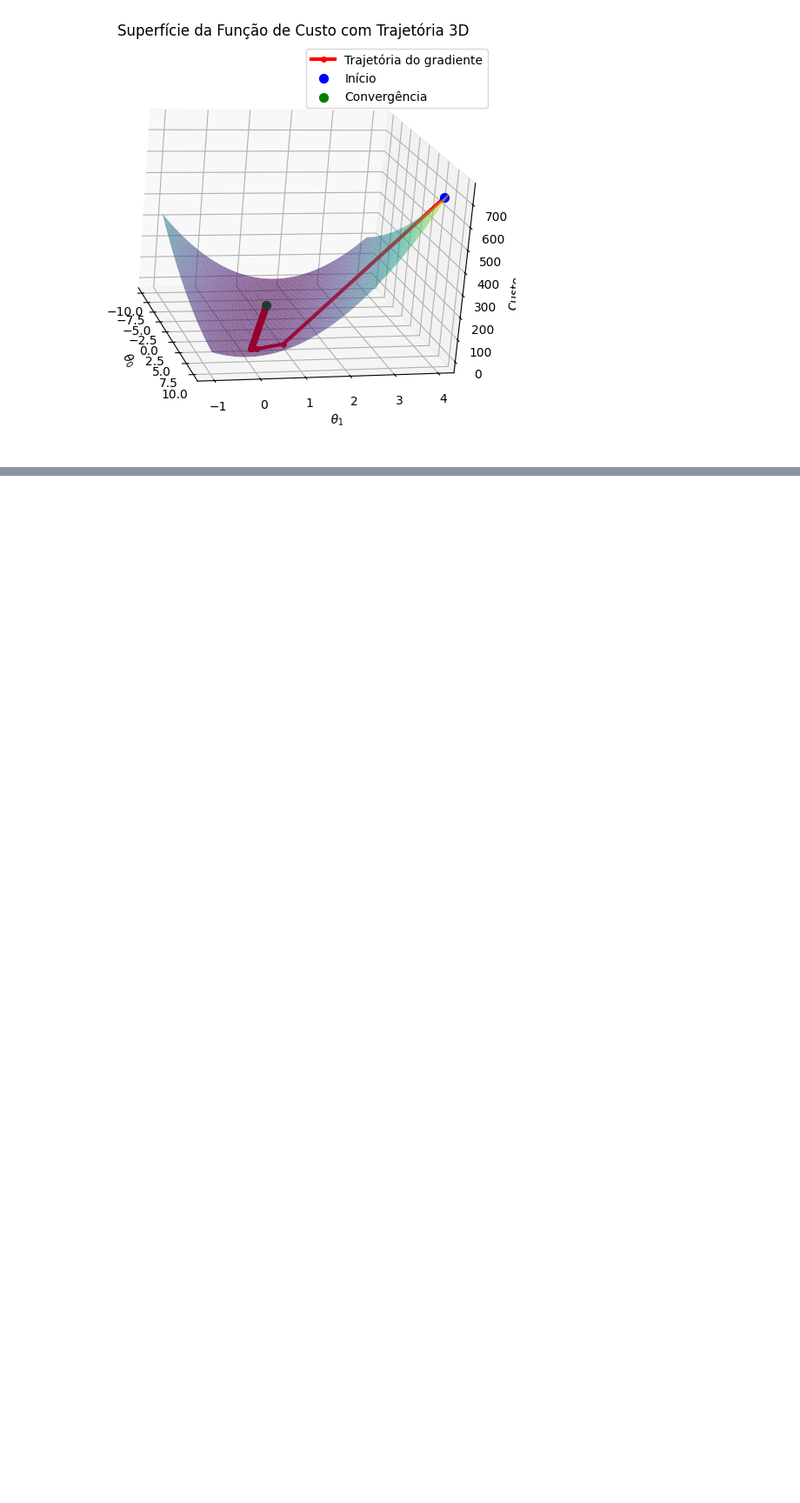
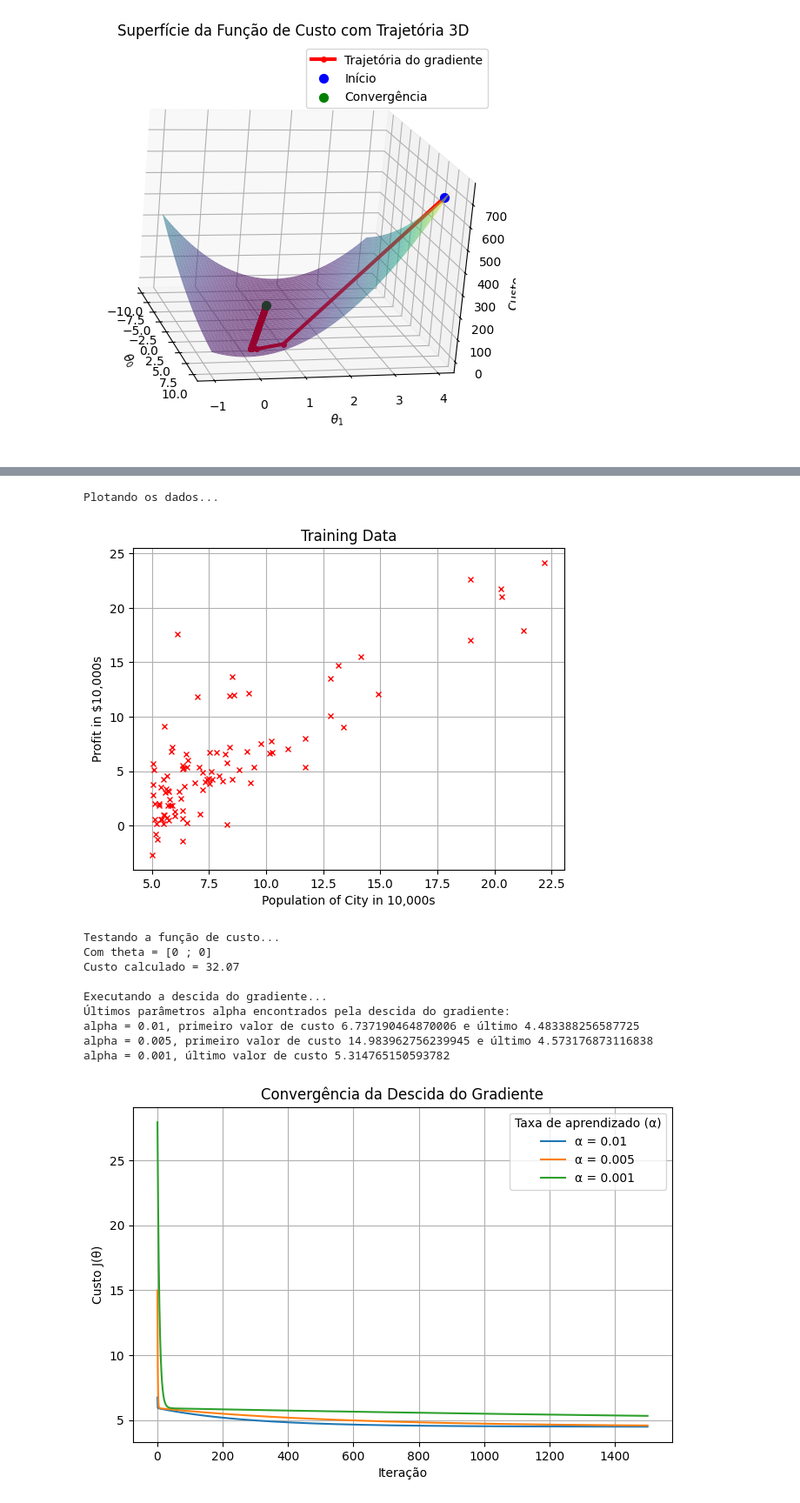
Before and after one commit to Mestrie/regressao-linear-ex1_-Justino_Felipe_Lopes_Nunes, a Jupyter notebook: regressao_linear_ex1_<Justino_Felipe_Lopes_Nunes>.ipynb, the cells around one changed output, grey strips where cells are left out. Shown: that part at 87% size. Drawn from its saved outputs; the diff is of its cells as text; code cells hidden in the pictures; blank space fills up the shorter version.

```diff
--- a/regressao_linear_ex1_<Justino_Felipe_Lopes_Nunes>.ipynb
+++ b/regressao_linear_ex1_<Justino_Felipe_Lopes_Nunes>.ipynb
@@ -629,0 +635,63 @@ Visualizando a função J(theta_0, theta_1) – contorno...
+# %%
+print('Plotando os dados...')
+data = np.loadtxt('ex1data1.txt', delimiter=',')
+x = data[:, 0]
+y = data[:, 1]
+m = len(y)
+
+plot_data(x, y)
+
+# Adicionando o termo de interceptação
+x_aug = np.column_stack((np.ones(m), x))
+
+# Inicializando theta como float64
+theta = np.array([0.0, 0.0], dtype=np.float64)
+
+iterations = 1500
+
+# Escolha de três valores para α (taxa de aprendizado)
+alphaa = 0.01
+alphab = 0.005
+alphac = 0.001
+
+print('\nTestando a função de custo...')
+cost = compute_cost(x_aug, y, theta)
+print(f'Com theta = [0 ; 0]\nCusto calculado = {cost:.2f}')
+
+print('\nExecutando a descida do gradiente...')
+thetaa, J_historya, theta_historya = gradient_descent(x_aug, y, theta, alphaa, iterations)
+thetab, J_historyb, theta_historyb = gradient_descent(x_aug, y, theta, alphab, iterations)
+thetac, J_historyc, theta_historyc = gradient_descent(x_aug, y, theta, alphac, iterations)
+
+print('Últimos parâmetros alpha encontrados pela descida do gradiente:')
+print(f'alpha = {alphaa}, primeiro valor de custo {J_historya[0]} e último {J_historya[-1]}')
+print(f'alpha = {alphab}, primeiro valor de custo {J_historyb[0]} e último {J_historyb[-1]}')
+print(f'alpha = {alphac}, último valor de custo {J_historyc[-1]}')
+
+# Gráfico da convergência da função de custo
+plt.figure(figsize=(8, 5))
+plt.plot(np.arange(1, iterations + 1), J_historya, label=f'α = {alphaa}')
+plt.plot(np.arange(1, iterations + 1), J_historyb, label=f'α = {alphab}')
+plt.plot(np.arange(1, iterations + 1), J_historyc, label=f'α = {alphac}')
+
+plt.xlabel('Iteração')
+plt.ylabel('Custo J(θ)')
+plt.title('Convergência da Descida do Gradiente')
+plt.legend(title='Taxa de aprendizado (α)', loc='best')
+plt.grid(True)
+plt.savefig("Figures/convergencia_custo_todos.png", dpi=300, bbox_inches='tight')
+plt.savefig("Figures/convergencia_custo_todos.svg", format='svg', bbox_inches='tight')
+plt.show()
+# %% [output]
+Plotando os dados...
+[figure, added]
+Testando a função de custo...
+Com theta = [0 ; 0]
+Custo calculado = 32.07
+
+Executando a descida do gradiente...
+Últimos parâmetros alpha encontrados pela descida do gradiente:
+alpha = 0.01, primeiro valor de custo 6.737190464870006 e último 4.483388256587725
+alpha = 0.005, primeiro valor de custo 14.983962756239945 e último 4.573176873116838
+alpha = 0.001, último valor de custo 5.314765150593782
+[figure, added]
```
Also changed, not shown: parts of 1 cell of this notebook.
